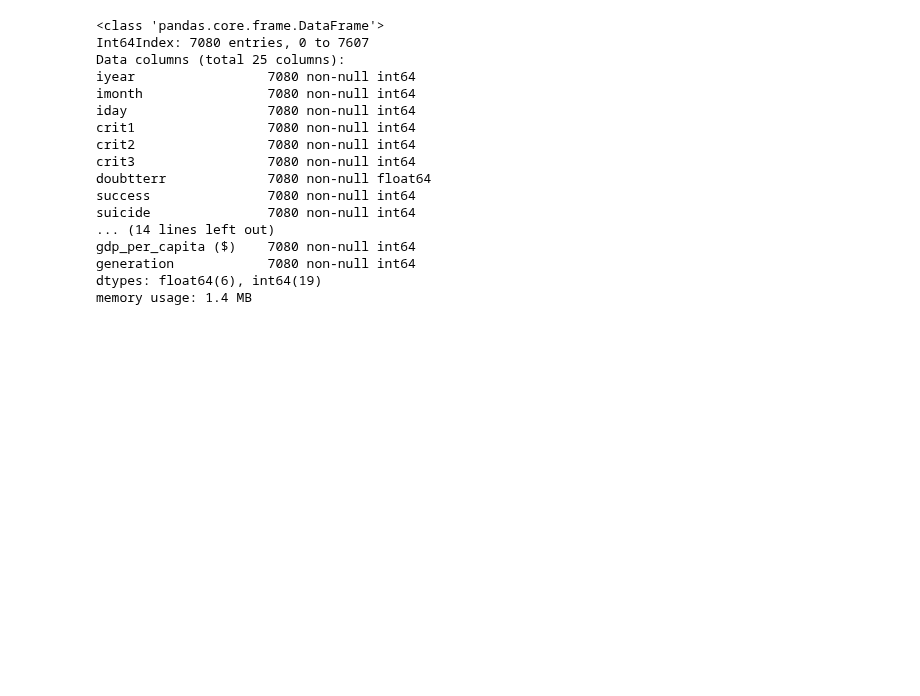
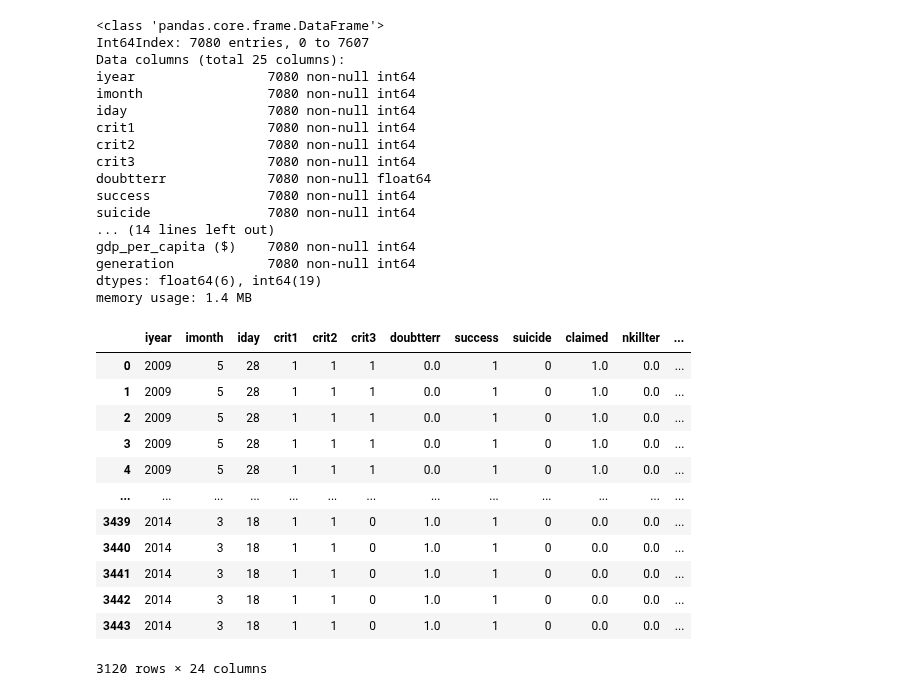
Before and after one commit to aghapygad336/MENA, a Jupyter notebook: gtd_happiness.ipynb, the cells around one changed output. Cells and saved outputs as stored; diff of their text form; code cells hidden in the pictures; blank space fills up the shorter version.

```diff
--- a/gtd_happiness.ipynb
+++ b/gtd_happiness.ipynb
@@ -665,10 +653,26 @@ generation            7080 non-null int64
 dtypes: float64(6), int64(19)
 memory usage: 1.4 MB
 # %%
-gtd_suicide_train = gtd_suicide[(gtd_suicide['iyear'] >= 2001) & (gtd_suicide['iyear'] <=2015)].drop('gname',axis=1)
-gtd_suicide_test = gtd_suicide[gtd_suicide['iyear'] == 2016].drop('gname',axis=1)
-gtd_suicide_train_label = gtd_suicide[(gtd_suicide['iyear'] >= 2001) & (gtd_suicide['iyear'] <=2015)]['gname']
-gtd_suicide_test_label = gtd_suicide[gtd_suicide['iyear'] == 2016]['gname']
+gtd_suicide_train = gtd_suicide[(gtd_suicide['iyear'] >= 2001) & (gtd_suicide['iyear'] <2015)].drop('gname',axis=1)
+gtd_suicide_test = gtd_suicide[gtd_suicide['iyear'] == 2015].drop('gname',axis=1)
+gtd_suicide_train_label = gtd_suicide[(gtd_suicide['iyear'] >= 2001) & (gtd_suicide['iyear'] <2015)]['gname']
+gtd_suicide_test_label = gtd_suicide[gtd_suicide['iyear'] == 2015]['gname']
+# %%
+gtd_suicide_train
+# %% [output]
+|  | iyear | imonth | iday | crit1 | crit2 | crit3 | doubtterr | success | suicide | claimed | nkillter | ... |
+| 0 | 2009 | 5 | 28 | 1 | 1 | 1 | 0.0 | 1 | 0 | 1.0 | 0.0 | ... |
+| 1 | 2009 | 5 | 28 | 1 | 1 | 1 | 0.0 | 1 | 0 | 1.0 | 0.0 | ... |
+| 2 | 2009 | 5 | 28 | 1 | 1 | 1 | 0.0 | 1 | 0 | 1.0 | 0.0 | ... |
+| 3 | 2009 | 5 | 28 | 1 | 1 | 1 | 0.0 | 1 | 0 | 1.0 | 0.0 | ... |
+| 4 | 2009 | 5 | 28 | 1 | 1 | 1 | 0.0 | 1 | 0 | 1.0 | 0.0 | ... |
+| ... | ... | ... | ... | ... | ... | ... | ... | ... | ... | ... | ... | ... |
+| 3439 | 2014 | 3 | 18 | 1 | 1 | 0 | 1.0 | 1 | 0 | 0.0 | 0.0 | ... |
+| 3440 | 2014 | 3 | 18 | 1 | 1 | 0 | 1.0 | 1 | 0 | 0.0 | 0.0 | ... |
+| 3441 | 2014 | 3 | 18 | 1 | 1 | 0 | 1.0 | 1 | 0 | 0.0 | 0.0 | ... |
+| 3442 | 2014 | 3 | 18 | 1 | 1 | 0 | 1.0 | 1 | 0 | 0.0 | 0.0 | ... |
+| 3443 | 2014 | 3 | 18 | 1 | 1 | 0 | 1.0 | 1 | 0 | 0.0 | 0.0 | ... |
+3120 rows × 24 columns
 # %%
 gt_suicide_train_result_AB,gt_suicide_test_result_AB=AB(gtd_suicide_train,gtd_suicide_train_label,gtd_suicide_test,gtd_suicide_test_label)
 # %% [output]
```
Also changed, not shown: parts of 15 cells of this notebook.
